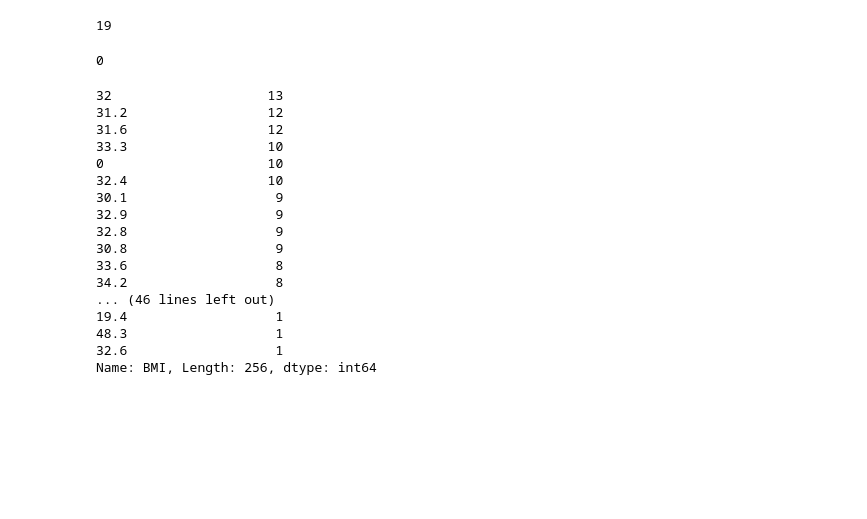
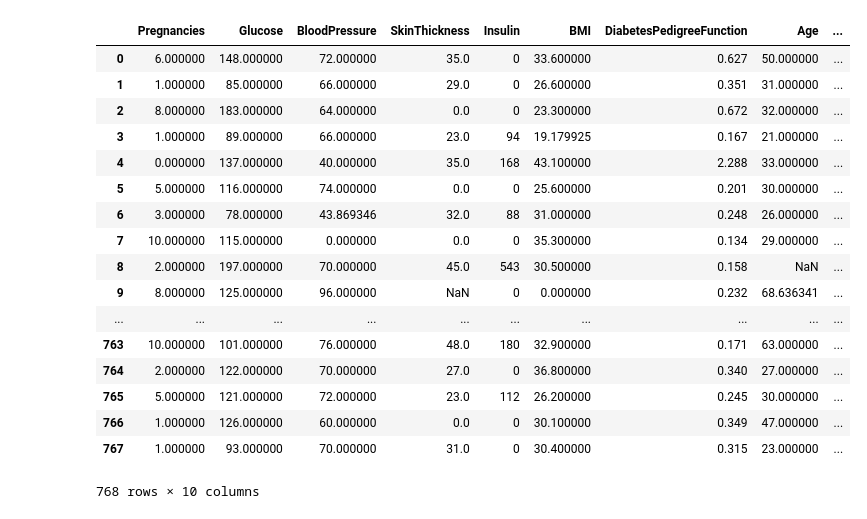
Before and after one commit to gandharvsuri/ML-model-for-Diabetes., a Jupyter notebook: Untitled.ipynb, the cells around one changed output. Cells and saved outputs as stored; diff of their text form; code cells hidden in the pictures; blank space fills up the shorter version.

```diff
--- a/Untitled.ipynb
+++ b/Untitled.ipynb
@@ -14,2 +12,0 @@ data = pd.read_csv("Pima_Indian_diabetes.csv")
-# %%
-data["PatientID"]=data.index
@@ -95,8 +34,3 @@ data.DiabetesPedigreeFunction.isnull().sum()
-# %%
-data.Age.isnull().sum()
-# %% [output]
-19
-# %%
-data.Outcome.isnull().sum()
-# %% [output]
-0
+# %%
+# Adding patient Id for patient identification
+data["Patient_ID"] = data.index + 1
@@ -103,20 +60,44 @@ data.Outcome.isnull().sum()
+# %%
+'''
+Before handling missing data checked if this value
+missing becuase it wasn't recorded or becuase it doesn't exist?
+
+For coolumn of 'Preganancies' we assume them to be male and put Null values as 0
+
+Rest of the values need to be updated as they can't be null and thus we assume
+they weren't recorded.
+So if the patient has a Null value then and fill the mean
+value of patients with outcome 1 (mean_1)
+or mean value of patients with outcome 0 (mean_0)
+according to the outcome of the patient, if patients
+if outcome = 1  replace with mean_1
+if outcome = 0  replace with mean_0
+
+'''
+
+
+data['Pregnancies'] = pd.to_numeric(data['Pregnancies'], errors = 'coerce')
+data['BloodPressure'] = pd.to_numeric(data['BloodPressure'], errors = 'coerce')
+data['SkinThickness'] = pd.to_numeric(data['SkinThickness'], errors = 'coerce')
+data['BMI'] = pd.to_numeric(data['BMI'], errors = 'coerce')
 # %%
-data.BMI.value_counts()
+data
 # %% [output]
+|  | Pregnancies | Glucose | BloodPressure | SkinThickness | Insulin | BMI | DiabetesPedigreeFunction | Age | ... |
+| 0 | 6.000000 | 148.000000 | 72.000000 | 35.0 | 0 | 33.600000 | 0.627 | 50.000000 | ... |
+| 1 | 1.000000 | 85.000000 | 66.000000 | 29.0 | 0 | 26.600000 | 0.351 | 31.000000 | ... |
+| 2 | 8.000000 | 183.000000 | 64.000000 | 0.0 | 0 | 23.300000 | 0.672 | 32.000000 | ... |
+| 3 | 1.000000 | 89.000000 | 66.000000 | 23.0 | 94 | 19.179925 | 0.167 | 21.000000 | ... |
+| 4 | 0.000000 | 137.000000 | 40.000000 | 35.0 | 168 | 43.100000 | 2.288 | 33.000000 | ... |
+| 5 | 5.000000 | 116.000000 | 74.000000 | 0.0 | 0 | 25.600000 | 0.201 | 30.000000 | ... |
+| 6 | 3.000000 | 78.000000 | 43.869346 | 32.0 | 88 | 31.000000 | 0.248 | 26.000000 | ... |
+| 7 | 10.000000 | 115.000000 | 0.000000 | 0.0 | 0 | 35.300000 | 0.134 | 29.000000 | ... |
+| 8 | 2.000000 | 197.000000 | 70.000000 | 45.0 | 543 | 30.500000 | 0.158 | NaN | ... |
+| 9 | 8.000000 | 125.000000 | 96.000000 | NaN | 0 | 0.000000 | 0.232 | 68.636341 | ... |
+| ... | ... | ... | ... | ... | ... | ... | ... | ... | ... |
+| 763 | 10.000000 | 101.000000 | 76.000000 | 48.0 | 180 | 32.900000 | 0.171 | 63.000000 | ... |
+| 764 | 2.000000 | 122.000000 | 70.000000 | 27.0 | 0 | 36.800000 | 0.340 | 27.000000 | ... |
+| 765 | 5.000000 | 121.000000 | 72.000000 | 23.0 | 112 | 26.200000 | 0.245 | 30.000000 | ... |
+| 766 | 1.000000 | 126.000000 | 60.000000 | 0.0 | 0 | 30.100000 | 0.349 | 47.000000 | ... |
+| 767 | 1.000000 | 93.000000 | 70.000000 | 31.0 | 0 | 30.400000 | 0.315 | 23.000000 | ... |
-32                    13
-31.2                  12
-31.6                  12
-33.3                  10
-0                     10
-32.4                  10
-30.1                   9
-32.9                   9
-32.8                   9
-30.8                   9
-33.6                   8
-34.2                   8
-... (46 lines left out)
-19.4                   1
-48.3                   1
-32.6                   1
-Name: BMI, Length: 256, dtype: int64
+768 rows × 10 columns
```
Also changed, not shown: parts of 20 cells of this notebook, 1 other file.
